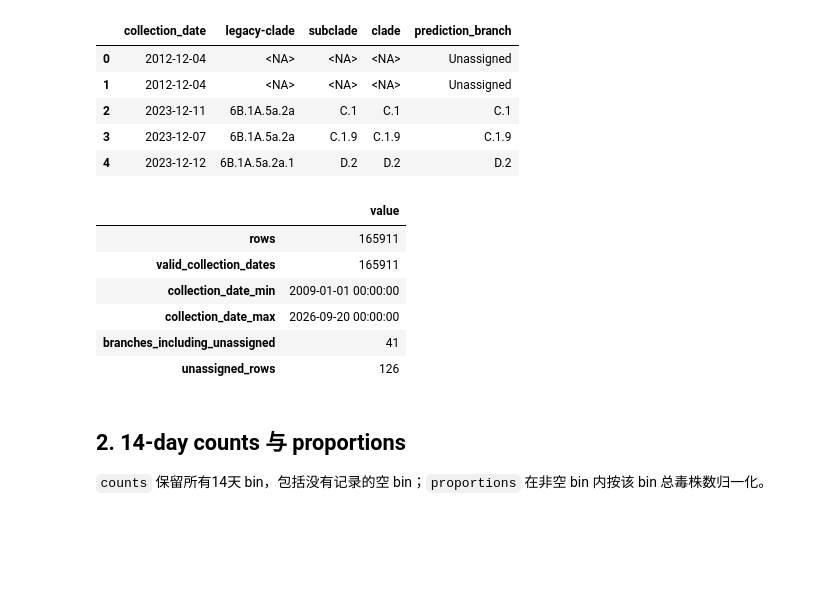
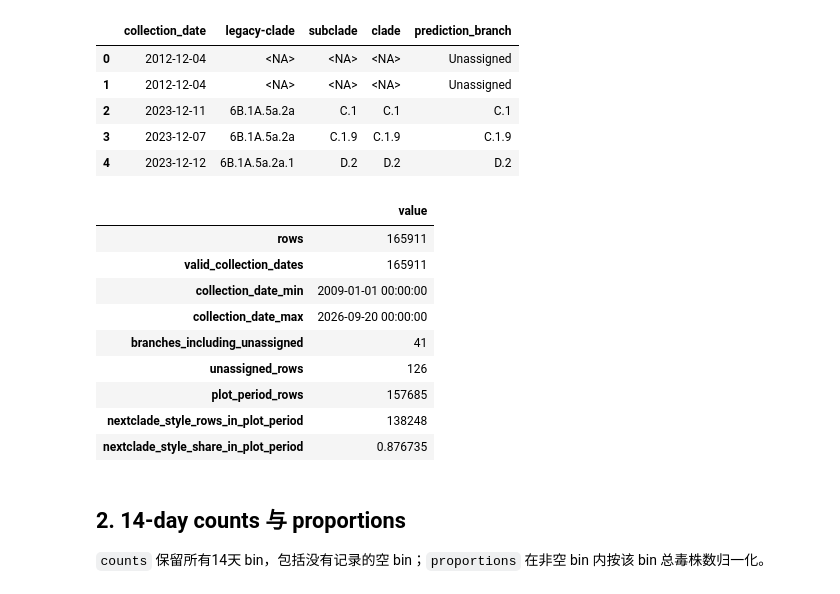
Before and after one commit to Chengxugorilla/Alright-strain, a Jupyter notebook: src/h1n1_subclade_processing.ipynb, the cells around one changed output. Cells and saved outputs as stored; diff of their text form; code cells hidden in the pictures; blank space fills up the shorter version.

```diff
--- a/src/h1n1_subclade_processing.ipynb
+++ b/src/h1n1_subclade_processing.ipynb
@@ -54,23 +55,31 @@ Columns: ['seqName', 'clade', 'subclade', 'legacy-clade', 'collection_date', 'pr
 | 3 | 2023-12-07 | 6B.1A.5a.2a | C.1.9 | C.1.9 | C.1.9 |
 | 4 | 2023-12-12 | 6B.1A.5a.2a.1 | D.2 | D.2 | D.2 |
 # %%
+plot_period = records['collection_date'].ge(START_DATE)
+nextclade_style = records['prediction_branch'].str.match(r'^[A-D](?:\.|$)', na=False)
 summary = pd.Series({
     'rows': len(records),
     'valid_collection_dates': int(records['collection_date'].notna().sum()),
     'collection_date_min': records['collection_date'].min(),
     'collection_date_max': records['collection_date'].max(),
     'branches_including_unassigned': int(records['prediction_branch'].nunique()),
     'unassigned_rows': int(records['prediction_branch'].eq('Unassigned').sum()),
+    'plot_period_rows': int(plot_period.sum()),
+    'nextclade_style_rows_in_plot_period': int((plot_period & nextclade_style).sum()),
+    'nextclade_style_share_in_plot_period': (plot_period & nextclade_style).sum() / plot_period.sum(),
 })
 display(summary.to_frame('value'))
 # %% [output]
 |  | value |
 | rows | 165911 |
 | valid_collection_dates | 165911 |
 | collection_date_min | 2009-01-01 00:00:00 |
 | collection_date_max | 2026-09-20 00:00:00 |
 | branches_including_unassigned | 41 |
 | unassigned_rows | 126 |
+| plot_period_rows | 157685 |
+| nextclade_style_rows_in_plot_period | 138248 |
+| nextclade_style_share_in_plot_period | 0.876735 |
 # %% [markdown]
 ## 2. 14-day counts 与 proportions
 
```
Also changed, not shown: parts of 23 cells of this notebook, 3 other files.
